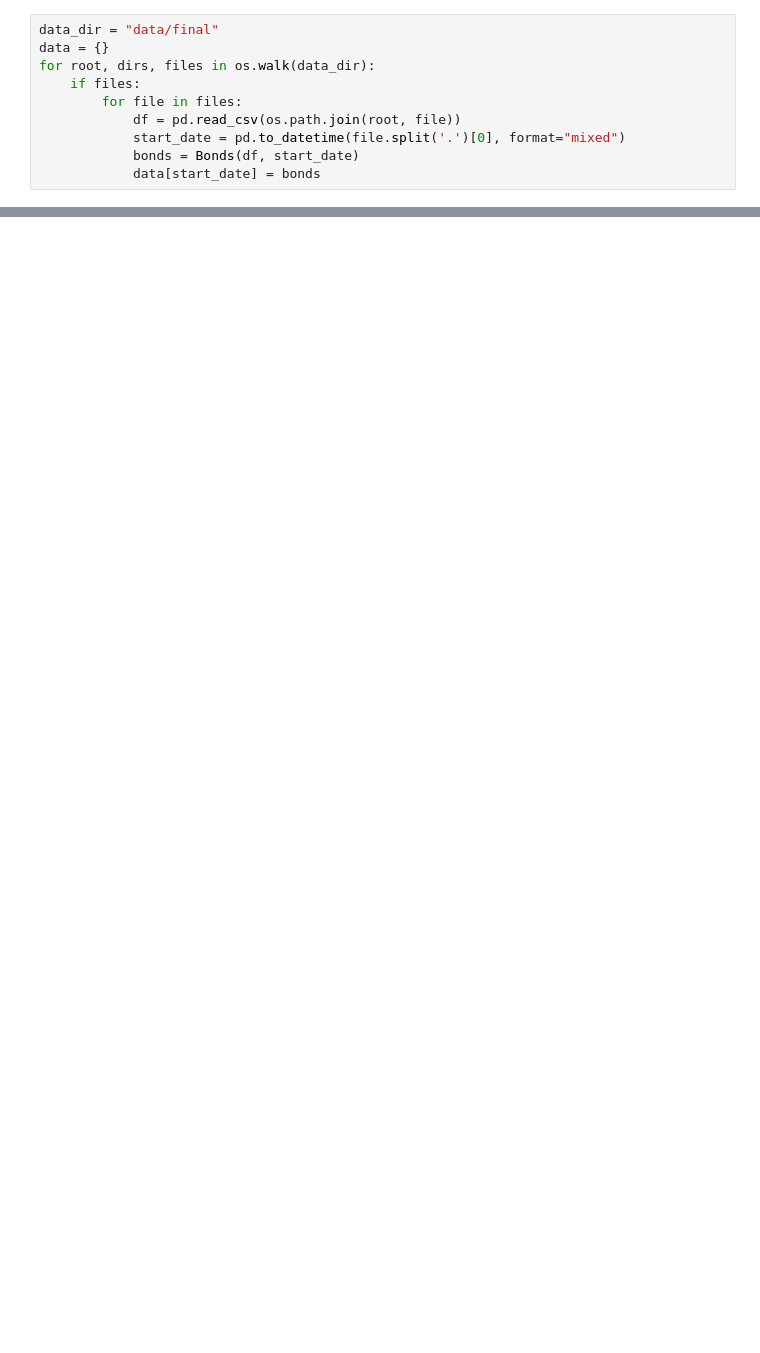
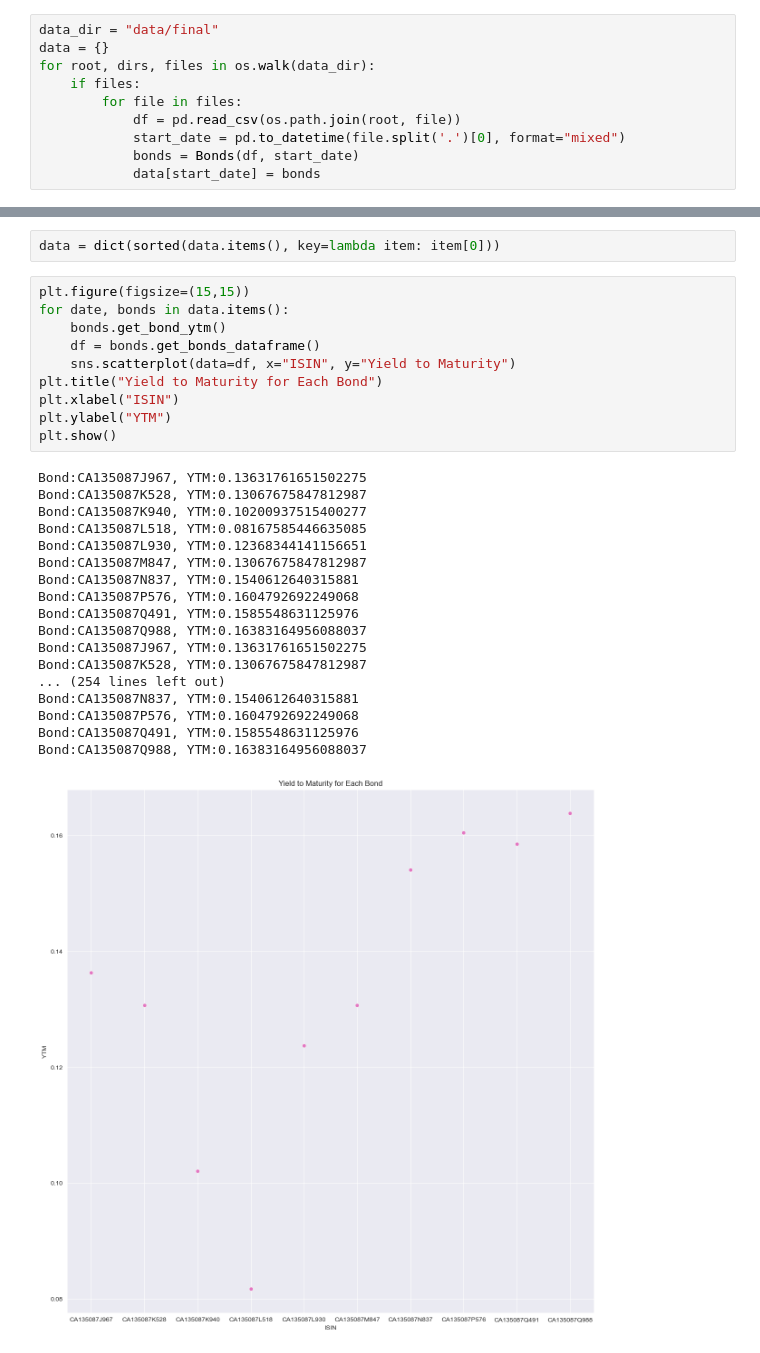
Before and after one commit to pinakin7/1856, a Jupyter notebook: Assignment 1/experiment.ipynb, the cells around one changed output, grey strips where cells are left out. Cells and saved outputs as stored; diff of their text form; blank space fills up the shorter version.

```diff
--- a/Assignment 1/experiment.ipynb
+++ b/Assignment 1/experiment.ipynb
@@ -45,0 +51,31 @@ plt.show()
+# %%
+data = dict(sorted(data.items(), key=lambda item: item[0]))
+# %%
+plt.figure(figsize=(15,15))
+for date, bonds in data.items():
+    bonds.get_bond_ytm()
+    df = bonds.get_bonds_dataframe()
+    sns.scatterplot(data=df, x="ISIN", y="Yield to Maturity")
+plt.title("Yield to Maturity for Each Bond")
+plt.xlabel("ISIN")
+plt.ylabel("YTM")
+plt.show()
+# %% [output]
+Bond:CA135087J967, YTM:0.13631761651502275
+Bond:CA135087K528, YTM:0.13067675847812987
+Bond:CA135087K940, YTM:0.10200937515400277
+Bond:CA135087L518, YTM:0.08167585446635085
+Bond:CA135087L930, YTM:0.12368344141156651
+Bond:CA135087M847, YTM:0.13067675847812987
+Bond:CA135087N837, YTM:0.1540612640315881
+Bond:CA135087P576, YTM:0.1604792692249068
+Bond:CA135087Q491, YTM:0.1585548631125976
+Bond:CA135087Q988, YTM:0.16383164956088037
+Bond:CA135087J967, YTM:0.13631761651502275
+Bond:CA135087K528, YTM:0.13067675847812987
+... (254 lines left out)
+Bond:CA135087N837, YTM:0.1540612640315881
+Bond:CA135087P576, YTM:0.1604792692249068
+Bond:CA135087Q491, YTM:0.1585548631125976
+Bond:CA135087Q988, YTM:0.16383164956088037
+[figure, added]
```
Also changed, not shown: parts of 15 cells of this notebook, 1 other file.
